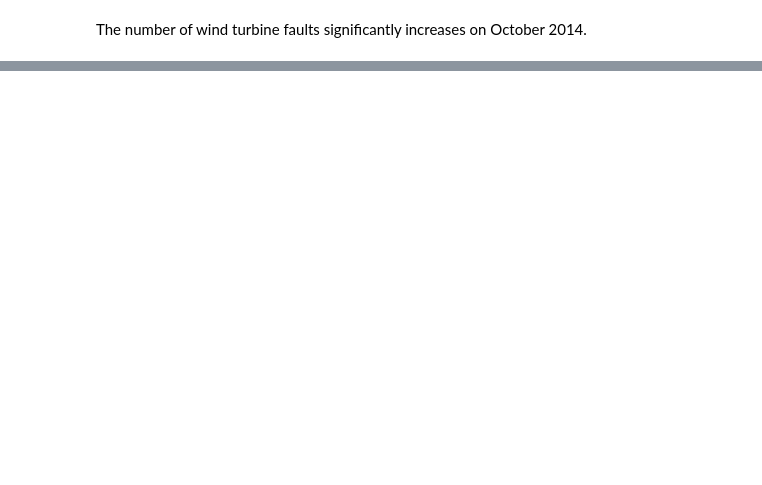
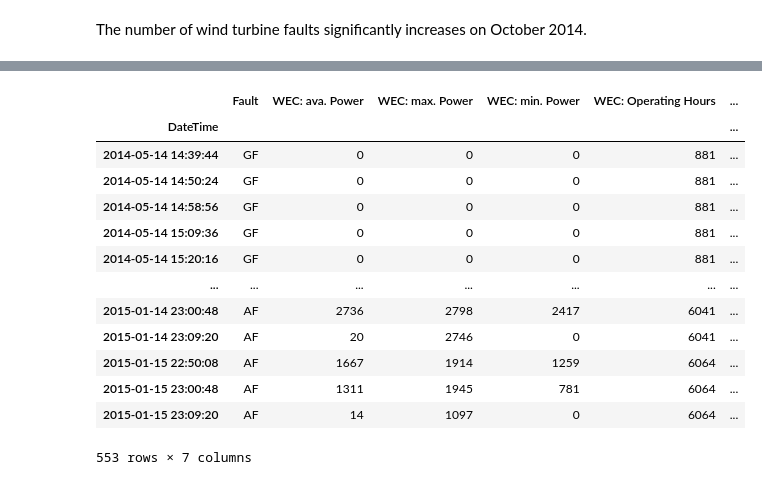
Before and after one commit to busi732/Team-2-2024Fall, a Jupyter notebook: eda/new_eda_report.ipynb, the cells around one changed output, grey strips where cells are left out. Cells and saved outputs as stored; diff of their text form; code cells hidden in the pictures; blank space fills up the shorter version.

```diff
--- a/eda/new_eda_report.ipynb
+++ b/eda/new_eda_report.ipynb
@@ -245,7 +173,0 @@ Print the averages of SCADA values grouped by fault modes.
-# %%
-# Suppress scientific notations
-pd.set_option('display.float_format', lambda x: '%.3f' % x)
-
-# Groupby fault and take average
-df_summary = df_combine.groupby('Fault').mean().T
-df_summary.tail(20)
@@ -440,0 +260,6 @@ The individual F1 scores of AF and MF were still low. Therefore, an improvement
+# %%
+# Combine scada and fault data
+combine_df = pd.merge_asof(fault_df,scada_df, left_index=True, right_index=True, direction='nearest')
+
+#msno.matrix(combine_df)
+combine_df.info()
@@ -440,0 +284,20 @@ The individual F1 scores of AF and MF were still low. Therefore, an improvement
+# %%
+# Select the following columns, 'Fault', 'WEC: ava. Power', 'WEC: max. Power', 'WEC: min. Power','WEC: Operating Hours','WEC: Production kWh', 'WEC: Production minutes'
+
+selected_combine_df = combine_df.loc[:, ['Fault', 'WEC: ava. Power', 'WEC: max. Power', 'WEC: min. Power','WEC: Operating Hours','WEC: Production kWh', 'WEC: Production minutes']]
+selected_combine_df
+# %% [output]
+|  | Fault | WEC: ava. Power | WEC: max. Power | WEC: min. Power | WEC: Operating Hours | ... |
+| DateTime |  |  |  |  |  | ... |
+| 2014-05-14 14:39:44 | GF | 0 | 0 | 0 | 881 | ... |
+| 2014-05-14 14:50:24 | GF | 0 | 0 | 0 | 881 | ... |
+| 2014-05-14 14:58:56 | GF | 0 | 0 | 0 | 881 | ... |
+| 2014-05-14 15:09:36 | GF | 0 | 0 | 0 | 881 | ... |
+| 2014-05-14 15:20:16 | GF | 0 | 0 | 0 | 881 | ... |
+| ... | ... | ... | ... | ... | ... | ... |
+| 2015-01-14 23:00:48 | AF | 2736 | 2798 | 2417 | 6041 | ... |
+| 2015-01-14 23:09:20 | AF | 20 | 2746 | 0 | 6041 | ... |
+| 2015-01-15 22:50:08 | AF | 1667 | 1914 | 1259 | 6064 | ... |
+| 2015-01-15 23:00:48 | AF | 1311 | 1945 | 781 | 6064 | ... |
+| 2015-01-15 23:09:20 | AF | 14 | 1097 | 0 | 6064 | ... |
+553 rows × 7 columns
```
Also changed, not shown: parts of 74 cells of this notebook, 2 other files.
